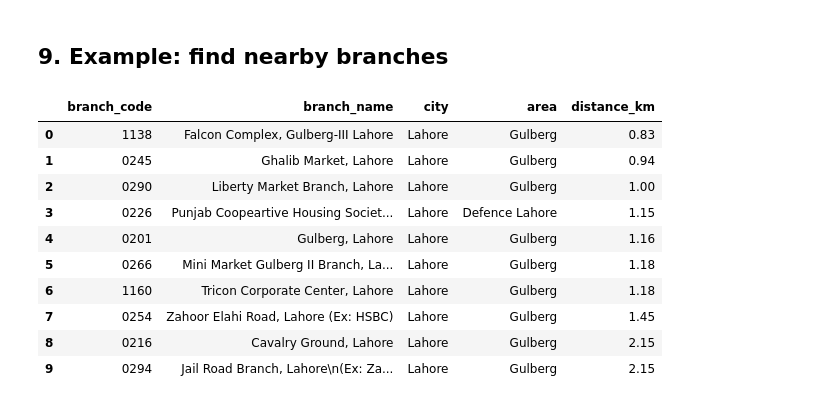
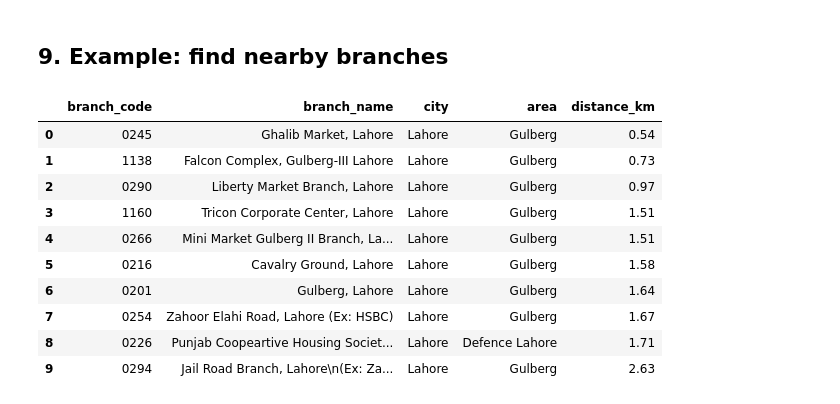
Before and after one commit to MominaButt24/graphrag, a Jupyter notebook: notebooks/meezan_branch_location_graph.ipynb, the cells around one changed output. Drawn from its saved outputs; the diff is of its cells as text; code cells hidden in the pictures.

```diff
--- a/notebooks/meezan_branch_location_graph.ipynb
+++ b/notebooks/meezan_branch_location_graph.ipynb
@@ -291,49 +303,52 @@ display(pd.DataFrame(branch_preview))
 ## 9. Example: find nearby branches
 # %%
 # Replace these with the coordinates of the location to search from.
-search_latitude = 31.5204
-search_longitude = 74.3587
+# search_latitude = 31.5204
+# search_longitude = 74.3587
+search_latitude = 31.51532
+search_longitude = 74.35907
+
 radius_m = 5000
 
 nearby_branches = graph.query("""
 MATCH (b:Branch {dataset_id: $dataset_id})
 WHERE b.location IS NOT NULL
   AND point.distance(
       b.location,
       point({latitude: $latitude, longitude: $longitude})
   ) <= $radius_m
 WITH b, point.distance(
     b.location,
     point({latitude: $latitude, longitude: $longitude})
 ) AS distance_m
 RETURN
     b.branch_code AS branch_code,
     b.branch_name AS branch_name,
     b.city AS city,
     b.area AS area,
     round(distance_m / 1000.0, 2) AS distance_km
 ORDER BY distance_m
 LIMIT 10
 """, params={
     "dataset_id": DATASET_ID,
     "latitude": search_latitude,
     "longitude": search_longitude,
     "radius_m": radius_m,
 })
 
 display(pd.DataFrame(nearby_branches))
 # %% [output]
 |  | branch_code | branch_name | city | area | distance_km |
-| 0 | 1138 | Falcon Complex, Gulberg-III Lahore | Lahore | Gulberg | 0.83 |
-| 1 | 0245 | Ghalib Market, Lahore | Lahore | Gulberg | 0.94 |
-| 2 | 0290 | Liberty Market Branch, Lahore | Lahore | Gulberg | 1.00 |
-| 3 | 0226 | Punjab Coopeartive Housing Societ... | Lahore | Defence Lahore | 1.15 |
-| 4 | 0201 | Gulberg, Lahore | Lahore | Gulberg | 1.16 |
-| 5 | 0266 | Mini Market Gulberg II Branch, La... | Lahore | Gulberg | 1.18 |
-| 6 | 1160 | Tricon Corporate Center, Lahore | Lahore | Gulberg | 1.18 |
-| 7 | 0254 | Zahoor Elahi Road, Lahore (Ex: HSBC) | Lahore | Gulberg | 1.45 |
-| 8 | 0216 | Cavalry Ground, Lahore | Lahore | Gulberg | 2.15 |
-| 9 | 0294 | Jail Road Branch, Lahore\n(Ex: Za... | Lahore | Gulberg | 2.15 |
+| 0 | 0245 | Ghalib Market, Lahore | Lahore | Gulberg | 0.54 |
+| 1 | 1138 | Falcon Complex, Gulberg-III Lahore | Lahore | Gulberg | 0.73 |
+| 2 | 0290 | Liberty Market Branch, Lahore | Lahore | Gulberg | 0.97 |
+| 3 | 1160 | Tricon Corporate Center, Lahore | Lahore | Gulberg | 1.51 |
+| 4 | 0266 | Mini Market Gulberg II Branch, La... | Lahore | Gulberg | 1.51 |
+| 5 | 0216 | Cavalry Ground, Lahore | Lahore | Gulberg | 1.58 |
+| 6 | 0201 | Gulberg, Lahore | Lahore | Gulberg | 1.64 |
+| 7 | 0254 | Zahoor Elahi Road, Lahore (Ex: HSBC) | Lahore | Gulberg | 1.67 |
+| 8 | 0226 | Punjab Coopeartive Housing Societ... | Lahore | Defence Lahore | 1.71 |
+| 9 | 0294 | Jail Road Branch, Lahore\n(Ex: Za... | Lahore | Gulberg | 2.63 |
 # %%
 
 import requests
```
Also changed, not shown: parts of 21 cells of this notebook, 1 other file.
